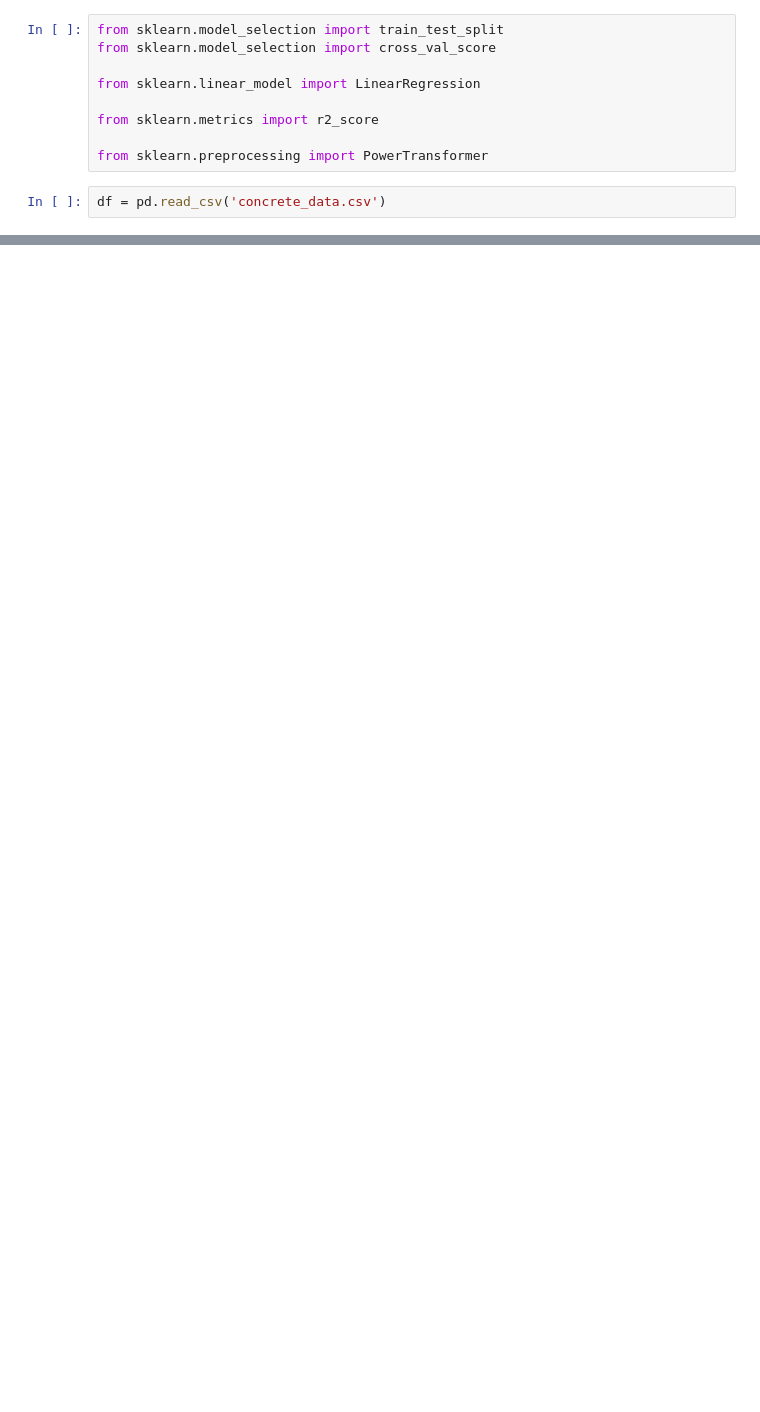
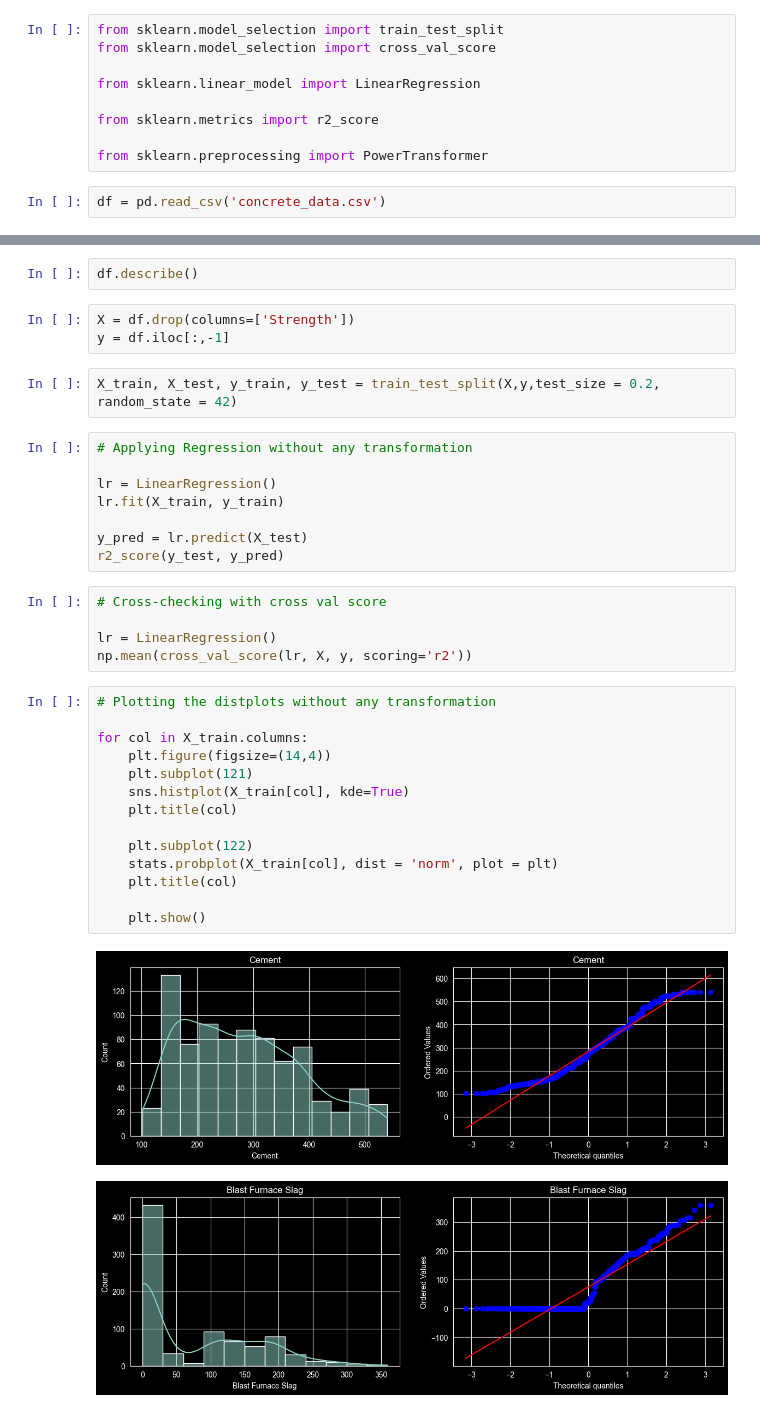
Before and after one commit to vankteshdixit/Transformers, a Jupyter notebook: fnTransformer/concreate.ipynb, the cells around one changed output, grey strips where cells are left out. Saved outputs shown, nothing was run; the diff lists cells and outputs as text; blank space fills up the shorter version.

```diff
--- a/fnTransformer/concreate.ipynb
+++ b/fnTransformer/concreate.ipynb
@@ -40,0 +29,37 @@ dtype: int64
+# %%
+df.describe()
+# %%
+X = df.drop(columns=['Strength'])
+y = df.iloc[:,-1]
+# %%
+X_train, X_test, y_train, y_test = train_test_split(X,y,test_size = 0.2, random_state = 42)
+# %%
+# Applying Regression without any transformation
+
+lr = LinearRegression()
+lr.fit(X_train, y_train)
+
+y_pred = lr.predict(X_test)
+r2_score(y_test, y_pred)
+# %%
+# Cross-checking with cross val score
+
+lr = LinearRegression()
+np.mean(cross_val_score(lr, X, y, scoring='r2'))
+# %%
+# Plotting the distplots without any transformation
+
+for col in X_train.columns:
+    plt.figure(figsize=(14,4))
+    plt.subplot(121)
+    sns.histplot(X_train[col], kde=True)
+    plt.title(col)
+
+    plt.subplot(122)
+    stats.probplot(X_train[col], dist = 'norm', plot = plt)
+    plt.title(col)
+
+    plt.show()
+# %% [output]
+[figure, added]
+[figure, added]
```
Also changed, not shown: parts of 14 cells of this notebook, 6 other files.
